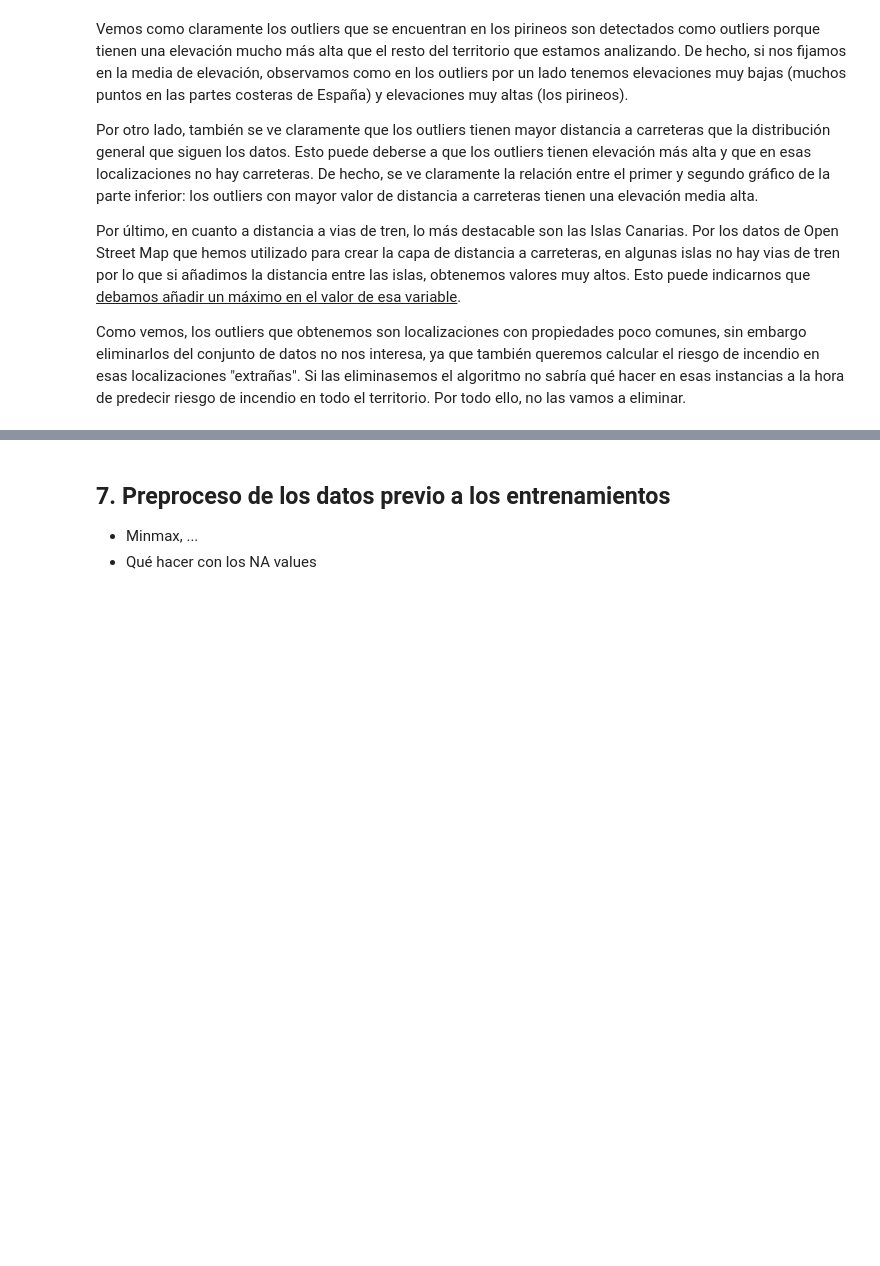
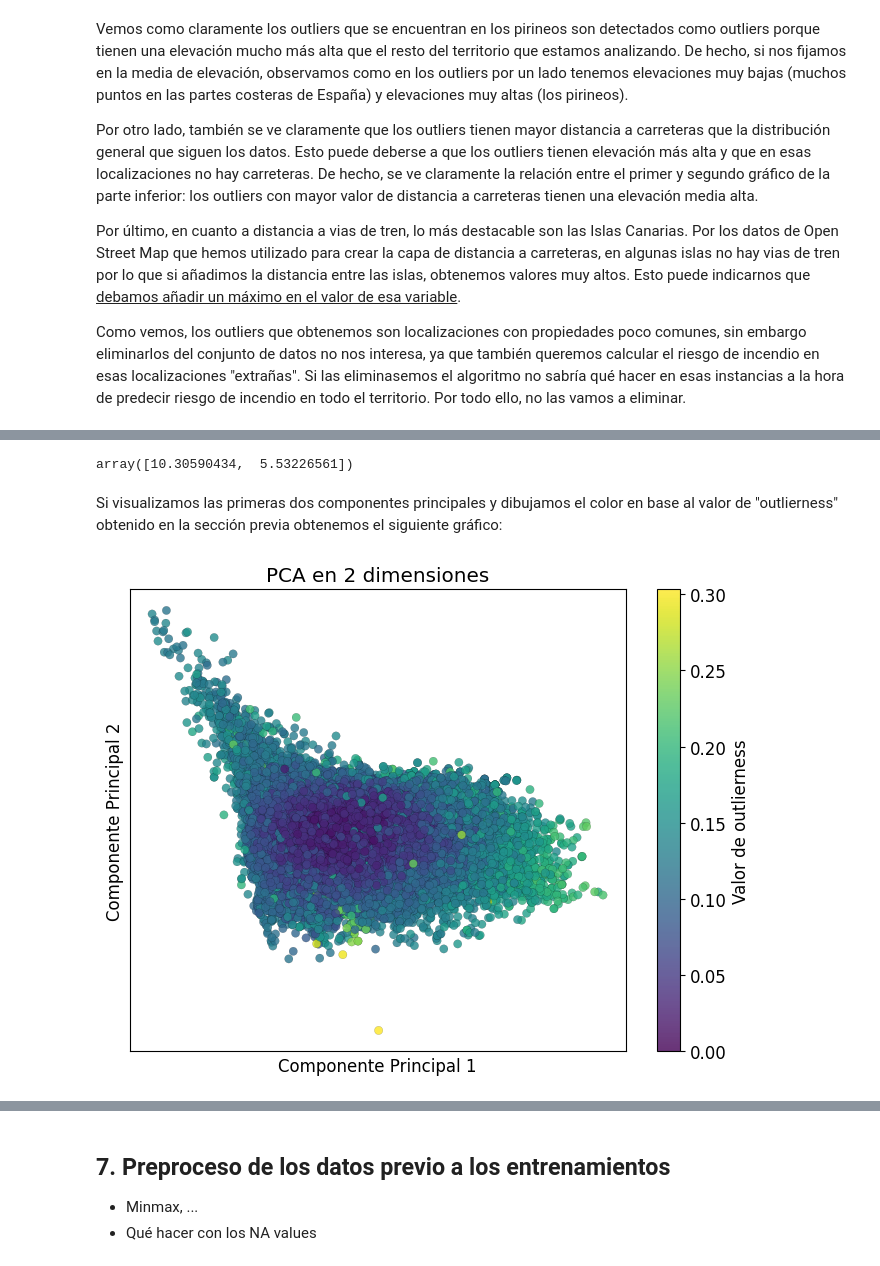
Before and after one commit to JulenErcibengoa/Aprendizaje_Automatico_Avanzado, a Jupyter notebook: src/main.ipynb, the cells around one changed output, grey strips where cells are left out. Drawn from its saved outputs; the diff is of its cells as text; code cells hidden in the pictures; blank space fills up the shorter version.

```diff
--- a/src/main.ipynb
+++ b/src/main.ipynb
@@ -937,0 +954,10 @@ Como vemos, los outliers que obtenemos son localizaciones con propiedades poco c
+# %%
+from sklearn.decomposition import PCA
+from sklearn.manifold import TSNE
+from sklearn.preprocessing import StandardScaler
+
+# Standardize the data
+X = df.drop(columns=['initialdate', 'is_fire'])
+# X = aux.drop(columns=['initialdate', 'is_fire'])
+
+X_scaled = StandardScaler().fit_transform(X)
@@ -937,0 +968,22 @@ Como vemos, los outliers que obtenemos son localizaciones con propiedades poco c
+# %%
+# PCA
+pca = PCA(n_components=2)
+X_pca = pca.fit_transform(X_scaled)
+pca.explained_variance_
+# %% [output]
+array([10.30590434,  5.53226561])
+# %% [markdown]
+Si visualizamos las primeras dos componentes principales y dibujamos el color en base al valor de "outlierness" obtenido en la sección previa obtenemos el siguiente gráfico:
+# %%
+plt.figure(figsize=(8, 6))
+plt.scatter(X_pca[:, 0], X_pca[:, 1], c=outlier_scores, cmap= "viridis", alpha = .8, edgecolors="black", linewidth=0.1)
+colorbar = plt.colorbar()
+colorbar.set_label('Valor de outlierness')
+plt.title('PCA en 2 dimensiones')
+plt.xlabel('Componente Principal 1')
+plt.ylabel('Componente Principal 2')
+plt.xticks([])
+plt.yticks([])
+plt.show()
+# %% [output]
+[figure, added]
```
Also changed, not shown: parts of 30 cells of this notebook, 5 other files.
